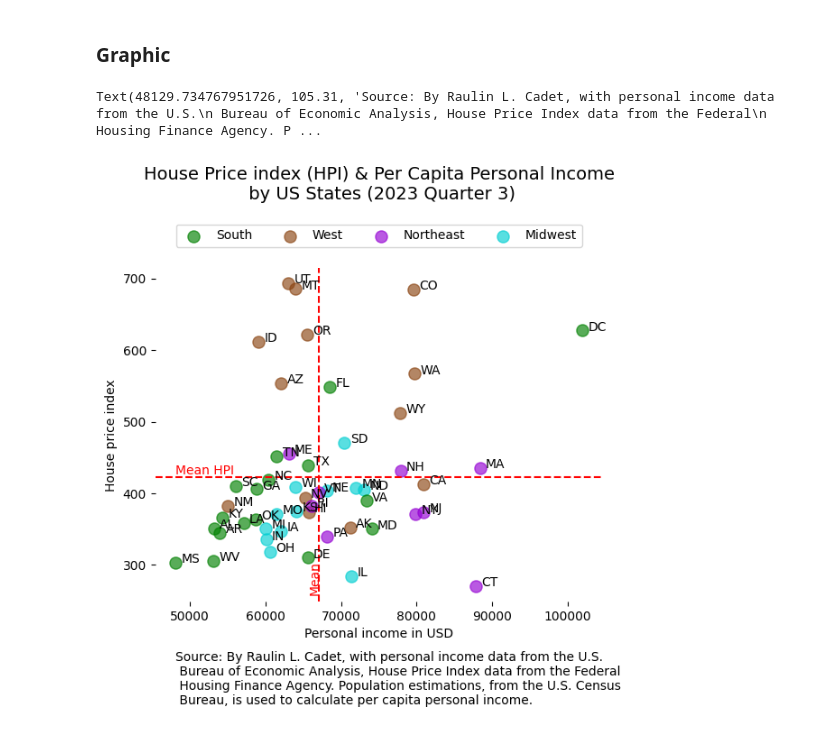
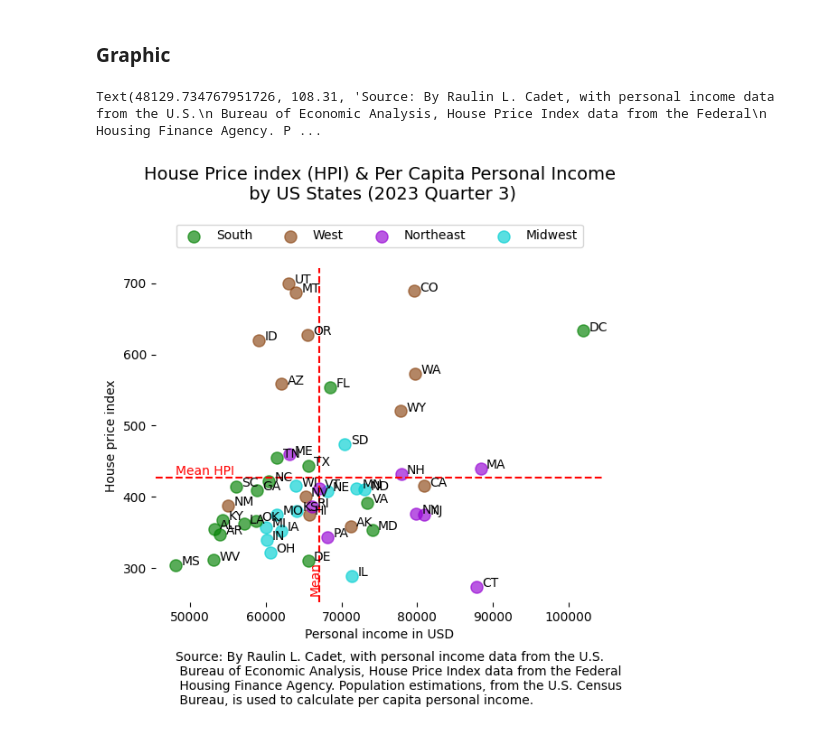
Before and after one commit to raulincadet/Macro, a Jupyter notebook: GDP/income_houseprice.ipynb, the cells around one changed output. Drawn from its saved outputs; the diff is of its cells as text; code cells hidden in the pictures.

```diff
--- a/GDP/income_houseprice.ipynb
+++ b/GDP/income_houseprice.ipynb
@@ -203,27 +210,27 @@ region_colors = {
 # %%
 
 
 fig=plt.subplot()
 regionplotted=list()
 for i in range(d6.shape[0]):
     if d6.loc[i,'region'] not in regionplotted:
-        plt.scatter(x=d6.loc[i,'Personnal income 2023Q3 (% population 2023)'],y=d6.loc[i,'index_sa'],color=region_colors[d6.loc[i,'region']],label=d6.loc[i,'region'],alpha=0.65,s=90)
+        plt.scatter(x=d6.loc[i,'Personnal income 2023Q3 (% population 2023)'],y=d6.loc[i,'index_nsa'],color=region_colors[d6.loc[i,'region']],label=d6.loc[i,'region'],alpha=0.65,s=90)
         regionplotted.append(d6.loc[i,'region'])
     else:
-        plt.scatter(x=d6.loc[i,'Personnal income 2023Q3 (% population 2023)'],y=d6.loc[i,'index_sa'],color=region_colors[d6.loc[i,'region']],alpha=0.65,s=90)
+        plt.scatter(x=d6.loc[i,'Personnal income 2023Q3 (% population 2023)'],y=d6.loc[i,'index_nsa'],color=region_colors[d6.loc[i,'region']],alpha=0.65,s=90)
 
-    plt.text(x=d6.loc[i,'Personnal income 2023Q3 (% population 2023)']+750,y=d6.loc[i,'index_sa'],s=d6.loc[i,'state'])
+    plt.text(x=d6.loc[i,'Personnal income 2023Q3 (% population 2023)']+750,y=d6.loc[i,'index_nsa'],s=d6.loc[i,'state'])
 plt.axvline(x=np.mean(d6['Personnal income 2023Q3 (% population 2023)']),color='red',linestyle='--')
-plt.axhline(y=np.mean(d6['index_sa']),color='red',linestyle='--')
+plt.axhline(y=np.mean(d6['index_nsa']),color='red',linestyle='--')
 plt.xlabel('Personal income in USD')
 plt.ylabel('House price index')
 plt.title('House Price index (HPI) & Per Capita Personal Income\n by US States (2023 Quarter 3)',pad=55,size=14)
 plt.gca().spines[['top','left','right','bottom']].set_visible(False)
-plt.text(x=np.mean(d6['Personnal income 2023Q3 (% population 2023)'])*0.98,y=np.mean(d6['index_sa'])*0.62,color='red',s='Mean',rotation=90)
-plt.text(x=np.min(d6['Personnal income 2023Q3 (% population 2023)']),y=np.mean(d6['index_sa'])*1.01,color='red',s='Mean HPI')
+plt.text(x=np.mean(d6['Personnal income 2023Q3 (% population 2023)'])*0.98,y=np.mean(d6['index_nsa'])*0.62,color='red',s='Mean',rotation=90)
+plt.text(x=np.min(d6['Personnal income 2023Q3 (% population 2023)']),y=np.mean(d6['index_nsa'])*1.01,color='red',s='Mean HPI')
 plt.legend(loc='upper center', bbox_to_anchor=(0.5, 1.15), ncol=len(region_colors))
-plt.text(x=np.min(d6['Personnal income 2023Q3 (% population 2023)']),y=np.min(d6['index_sa'])-165,
+plt.text(x=np.min(d6['Personnal income 2023Q3 (% population 2023)']),y=np.min(d6['index_nsa'])-165,
          s="Source: By Raulin L. Cadet, with personal income data from the U.S.\n Bureau of Economic Analysis, House Price Index data from the Federal\n Housing Finance Agency. Population estimations, from the U.S. Census\n Bureau, is used to calculate per capita personal income.")
 # %% [output]
-Text(48129.734767951726, 105.31, 'Source: By Raulin L. Cadet, with personal income data from the U.S.\n Bureau of Economic Analysis, House Price Index data from the Federal\n Housing Finance Agency. P ...
+Text(48129.734767951726, 108.31, 'Source: By Raulin L. Cadet, with personal income data from the U.S.\n Bureau of Economic Analysis, House Price Index data from the Federal\n Housing Finance Agency. P ...
-[figure, old version]
+[figure, new version]
```
Also changed, not shown: parts of 1 cell of this notebook, 5 other files.
